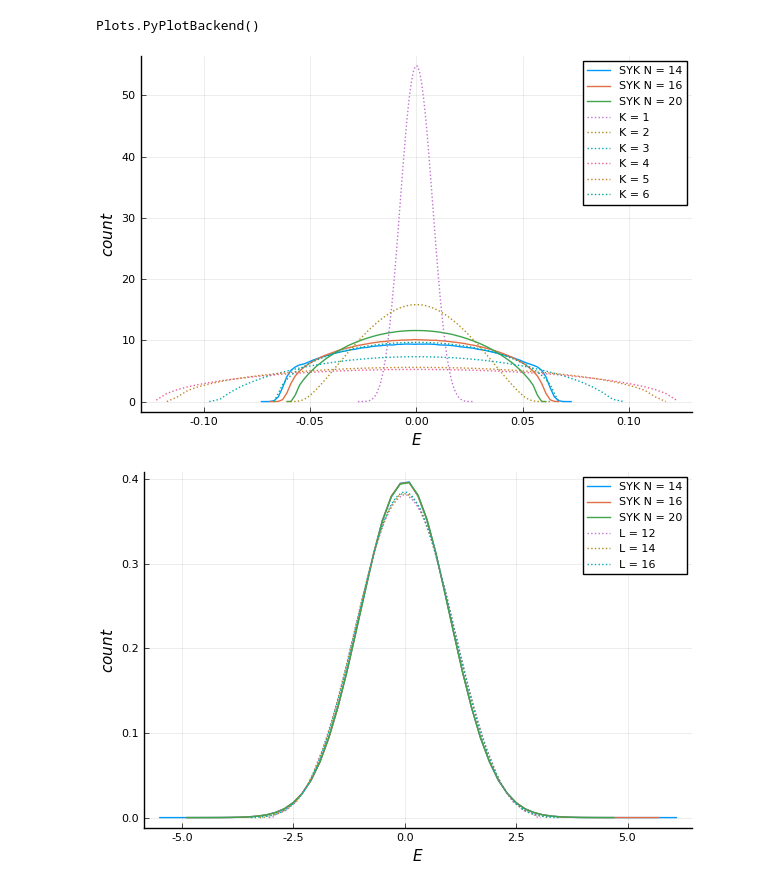
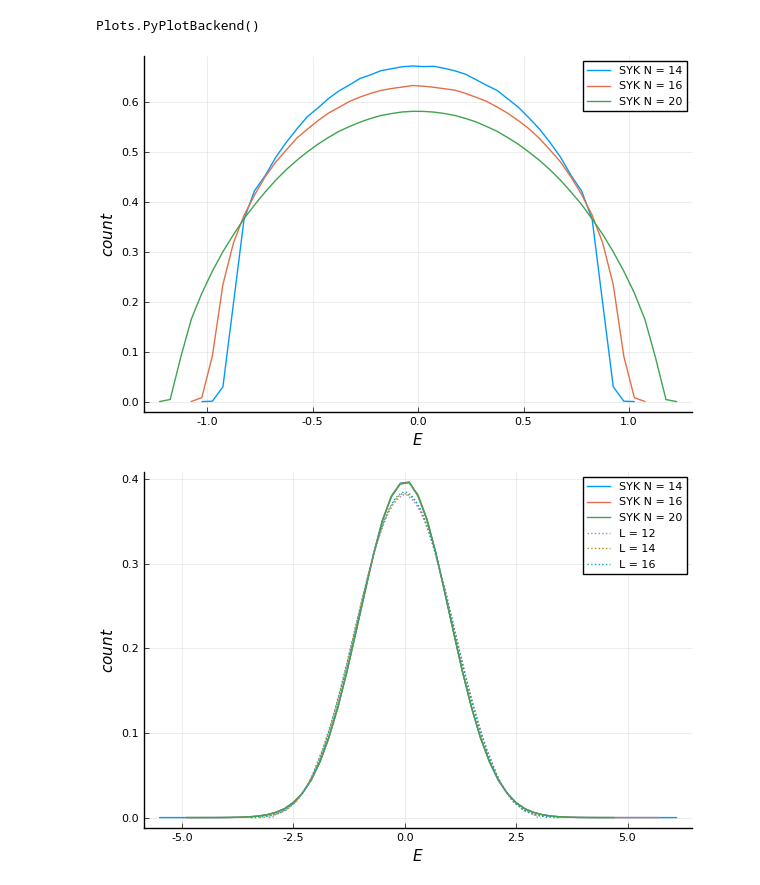
Before and after one commit to lololobo93/SYK.jl, a Jupyter notebook: SYK_plots.ipynb, the cells around one changed output. Drawn from its saved outputs; the diff is of its cells as text; code cells hidden in the pictures.

```diff
--- a/SYK_plots.ipynb
+++ b/SYK_plots.ipynb
@@ -12,6 +12,26 @@ pyplot()
 Plots.PyPlotBackend()
 # %%
 using StatsBase
+# %%
+N = [14, 16, 20]
+matrix_size = Int.(2 .^ (N ./2))
+it_num = [78125, 39063, 9766]
+plot()
+for i in 1:3
+    file_fd = string("eig_saves/EIG_SYK_N", N[i], "_it", it_num[i], ".dat")
+    fd1 = readdlm(file_fd);
+    fd1 = reshape(fd1, matrix_size[i]*it_num[i]);
+    h = fit(Histogram, fd1, nbins=75)
+    h = normalize(h, mode=:pdf)
+    r = h.edges[1]
+    x = first(r)+step(r)/2:step(r):last(r)
+    N_i = N[i]
+    plot!(x, h.weights, label = "SYK N = $N_i")
+end
+ylabel!(L"count")
+xlabel!(L"E")
+# %% [output]
+[figure, added]
 # %%
 N = [14, 16, 20]
 matrix_size = Int.(2 .^ (N ./2))
@@ -20,7 +40,7 @@ plot()
 for i in 1:3
     file_fd = string("eig_saves/EIG_SYK_N", N[i], "_it", it_num[i], ".dat")
     fd1 = readdlm(file_fd);
-    fd1 = reshape(fd1, matrix_size[i]*it_num[i]) ./ N[i];
+    fd1 = reshape(fd1, matrix_size[i]*it_num[i]);
     h = fit(Histogram, fd1, nbins=75)
     h = normalize(h, mode=:pdf)
     r = h.edges[1]
@@ -31,26 +51,24 @@ end
 ylabel!(L"count")
 xlabel!(L"E")
 
-K = [1, 2, 3, 4, 5, 6]
-N = 6
-L = 12
-matrix_size = binomial(12, 6)
-it_num = 11_000
-for i in 1:6
-    file_fd = string("eig_saves/All_Meml", L, "_", N, "_", K[i], ".dat")
-    fd1 = readdlm(file_fd);
-    fd2 = reshape(fd1, matrix_size*it_num) ./ matrix_size;
-    h = fit(Histogram, fd2, nbins=75)
-    h = normalize(h, mode=:pdf)
-    r = h.edges[1]
-    x = first(r)+step(r)/2:step(r):last(r)
-    N_i = K[i]
-    plot!(x, h.weights, label = "K = $N_i", ls = :dot)
-end
-ylabel!(L"count")
-xlabel!(L"E")
+# K = [1, 2, 3, 4, 5, 6]
+# N = 6
+# L = 12
+# matrix_size = binomial(12, 6)
+# it_num = 11_000
+# for i in 1:6
+#     file_fd = string("eig_saves/All_Meml", L, "_", N, "_", K[i], ".dat")
+#     fd1 = readdlm(file_fd);
+#     fd2 = reshape(fd1, matrix_size*it_num);
+#     h = fit(Histogram, fd2, nbins=75)
+#     h = normalize(h, mode=:pdf)
+#     r = h.edges[1]
+#     x = first(r)+step(r)/2:step(r):last(r)
+#     N_i = K[i]
+#     plot!(x, h.weights, label = "K = $N_i", ls = :dot)
+# end
+# ylabel!(L"count")
+# xlabel!(L"E")
-# %% [output]
-[figure, removed]
 # %%
 N = [14, 16, 20]
 matrix_size = Int.(2 .^ (N ./2))
```
Also changed, not shown: parts of 7 cells of this notebook.
